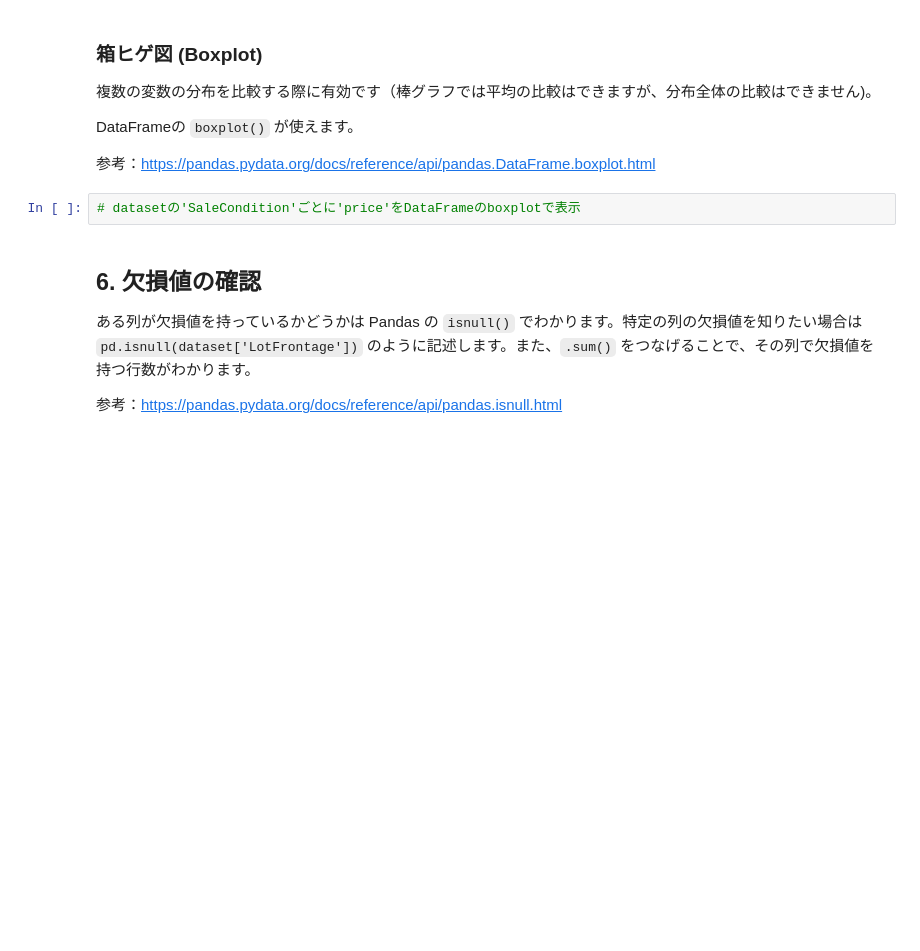
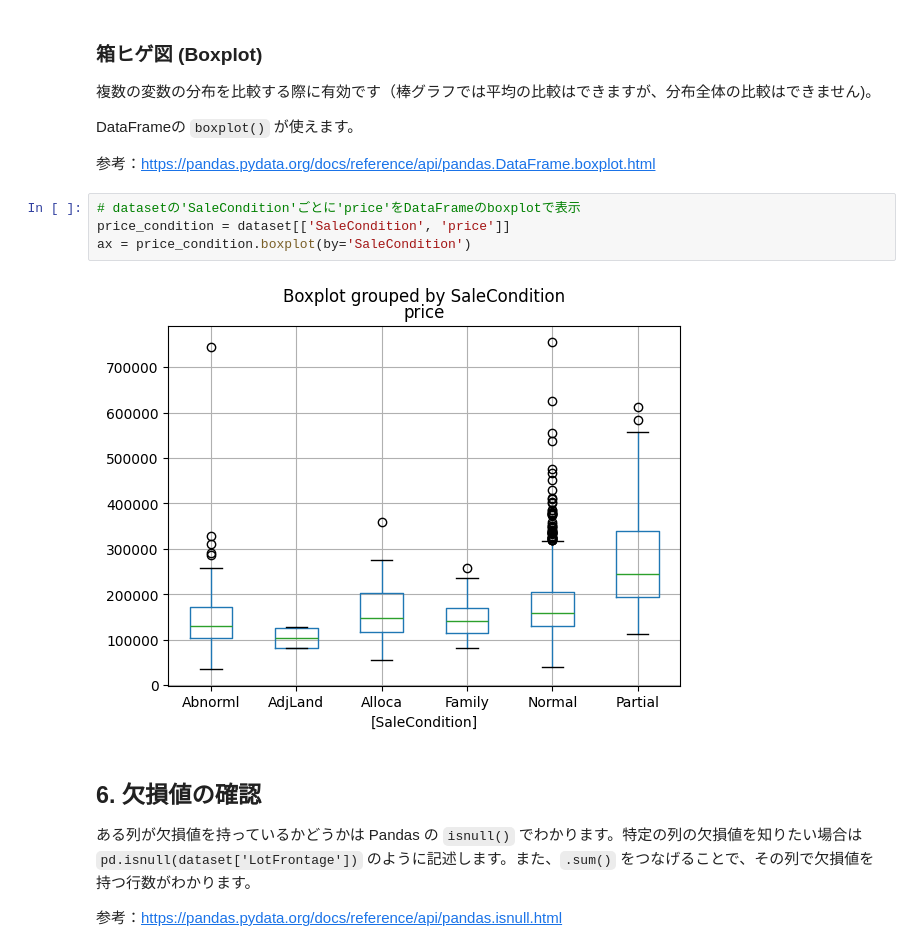
Before and after one commit to yuimaekawa/aidev, a Jupyter notebook: Lesson05_Data-Preprocessing/課題1：住宅価格のデータの前処理.ipynb, the cells around one changed output. Cells and saved outputs as stored; diff of their text form; blank space fills up the shorter version.

```diff
--- a/Lesson05_Data-Preprocessing/課題1：住宅価格のデータの前処理.ipynb
+++ b/Lesson05_Data-Preprocessing/課題1：住宅価格のデータの前処理.ipynb
@@ -129,6 +232,10 @@ DataFrameの `boxplot()` が使えます。
 参考：https://pandas.pydata.org/docs/reference/api/pandas.DataFrame.boxplot.html
 # %%
 # datasetの'SaleCondition'ごとに'price'をDataFrameのboxplotで表示
+price_condition = dataset[['SaleCondition', 'price']]
+ax = price_condition.boxplot(by='SaleCondition')
+# %% [output]
+[figure, added]
 # %% [markdown]
 ## 6. 欠損値の確認
 
```
Also changed, not shown: parts of 18 cells of this notebook.
